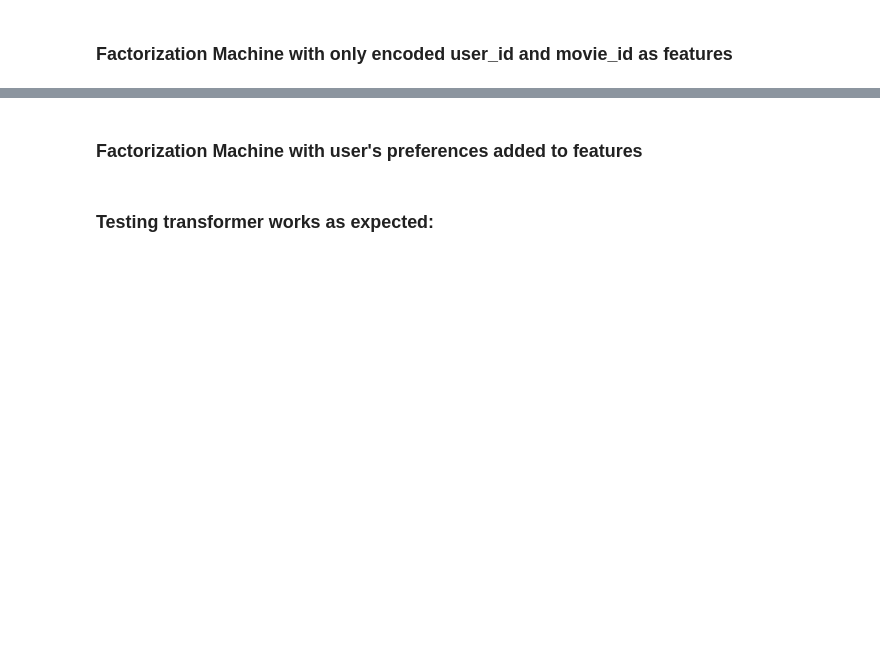
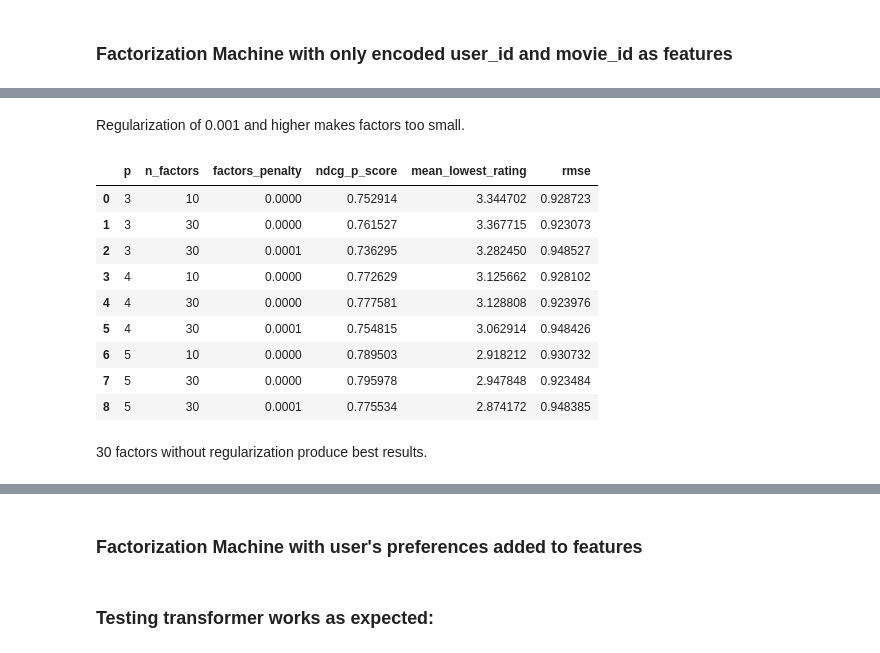
Before and after one commit to maria-khanina/movie_recommender, a Jupyter notebook: logic/factorization_machine.ipynb, the cells around one changed output, grey strips where cells are left out. Drawn from its saved outputs; the diff is of its cells as text; code cells hidden in the pictures; blank space fills up the shorter version.

```diff
--- a/logic/factorization_machine.ipynb
+++ b/logic/factorization_machine.ipynb
@@ -536,0 +539,26 @@ root_mean_squared_error(y_outer_val, y_pred_clipped)
+# %%
+factors_grid = [(10, 0), (30, 0), (30, 0.0001)]
+scores = []
+
+for p in [3, 4, 5]:
+    for n_factors, factors_penalty in factors_grid:
+        basic_fm.factors_num = n_factors
+        basic_fm.factors_penalty = factors_penalty
+        basic_fm.fit(
+            X_train_transformed,
+            y_train,
+            eval_set=(X_val_transformed, y_val),
+            users=X_val["user_id"],
+        )
+        y_pred = basic_fm.predict(X_outer_val_transformed)
+        ndcg_ = ndcg_p_score(y_outer_val, y_pred, X_outer_val["user_id"], p)
+        rmse = root_mean_squared_error(y_outer_val, y_pred)
+        mean_lowest_rating_ = mean_lowest_rating(y_outer_val, y_pred, X_outer_val["user_id"], p)
+        scores.append({
+            "p": p,
+            "n_factors": n_factors,
+            "factors_penalty": factors_penalty,
+            "ndcg_p_score": ndcg_,
+            "mean_lowest_rating": mean_lowest_rating_,
+            "rmse": rmse,
+        })
@@ -536,0 +583,17 @@ root_mean_squared_error(y_outer_val, y_pred_clipped)
+# %% [markdown]
+Regularization of 0.001 and higher makes factors too small.
+# %%
+pd.DataFrame(scores)
+# %% [output]
+|  | p | n_factors | factors_penalty | ndcg_p_score | mean_lowest_rating | rmse |
+| 0 | 3 | 10 | 0.0000 | 0.752914 | 3.344702 | 0.928723 |
+| 1 | 3 | 30 | 0.0000 | 0.761527 | 3.367715 | 0.923073 |
+| 2 | 3 | 30 | 0.0001 | 0.736295 | 3.282450 | 0.948527 |
+| 3 | 4 | 10 | 0.0000 | 0.772629 | 3.125662 | 0.928102 |
+| 4 | 4 | 30 | 0.0000 | 0.777581 | 3.128808 | 0.923976 |
+| 5 | 4 | 30 | 0.0001 | 0.754815 | 3.062914 | 0.948426 |
+| 6 | 5 | 10 | 0.0000 | 0.789503 | 2.918212 | 0.930732 |
+| 7 | 5 | 30 | 0.0000 | 0.795978 | 2.947848 | 0.923484 |
+| 8 | 5 | 30 | 0.0001 | 0.775534 | 2.874172 | 0.948385 |
+# %% [markdown]
+30 factors without regularization produce best results.
```
Also changed, not shown: parts of 36 cells of this notebook.
